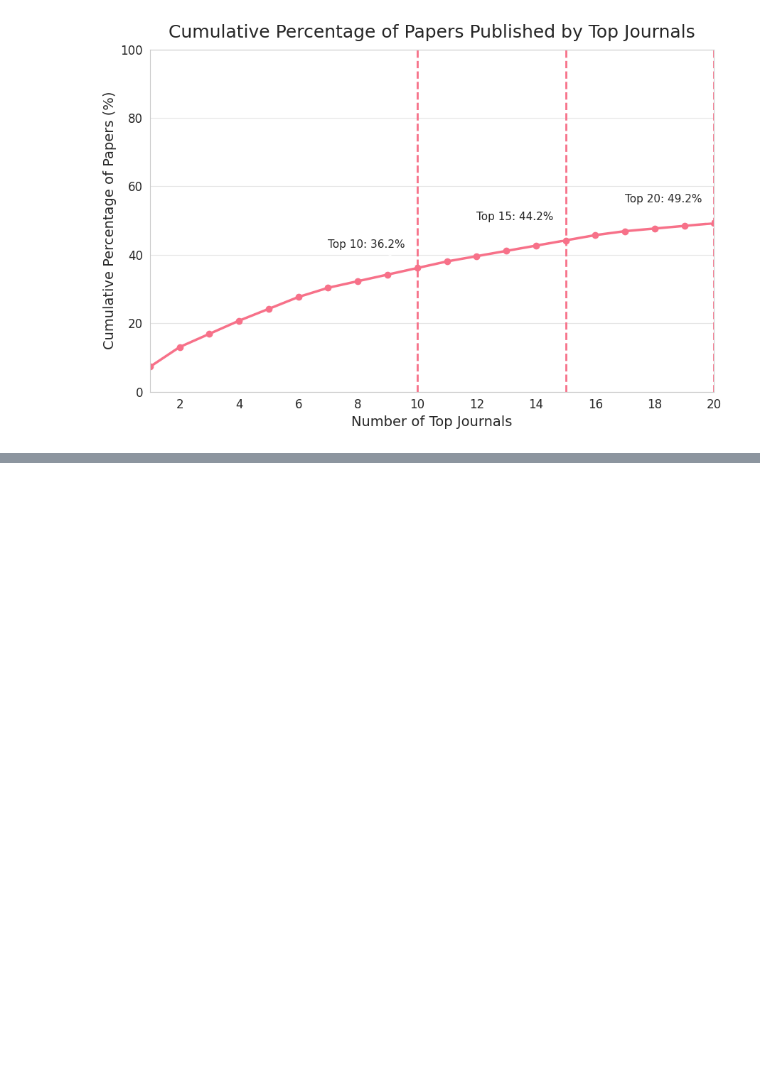
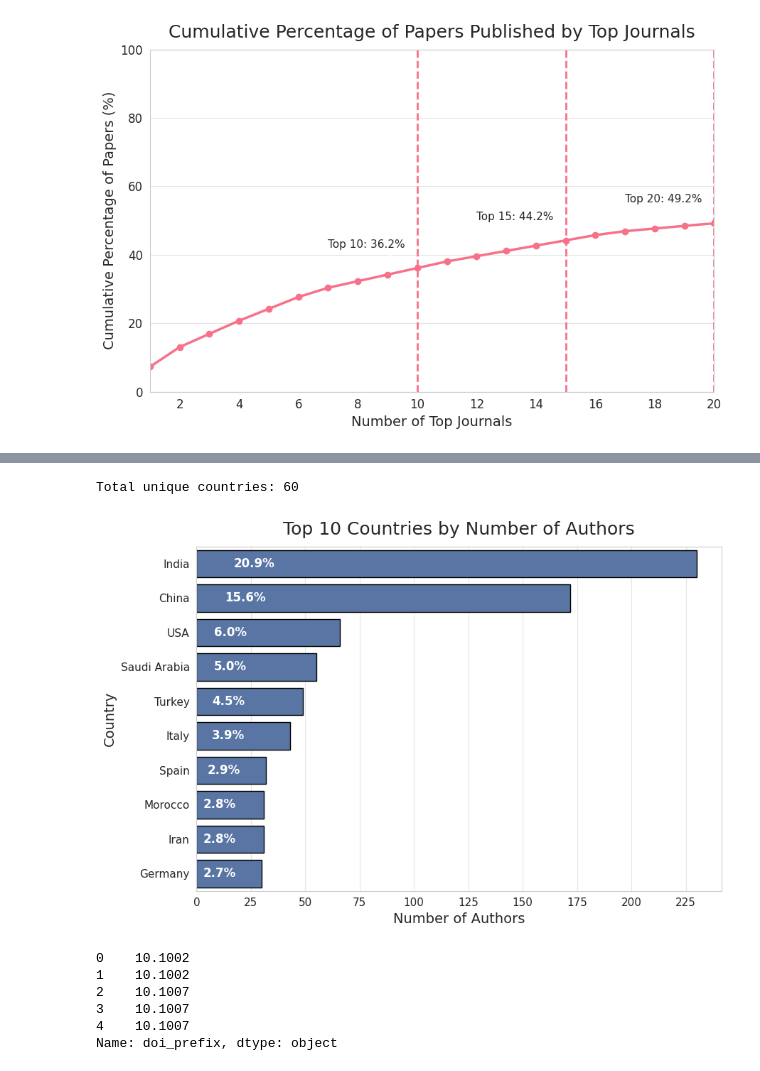
Before and after one commit to LuisGiraldo86/voice_parkinson_database, a Jupyter notebook: analysis_notebooks/01-bibliographical_study.ipynb, the cells around one changed output, grey strips where cells are left out. Saved outputs shown, nothing was run; the diff lists cells and outputs as text; code cells hidden in the pictures; blank space fills up the shorter version.

```diff
--- a/analysis_notebooks/01-bibliographical_study.ipynb
+++ b/analysis_notebooks/01-bibliographical_study.ipynb
@@ -592,0 +614,5 @@ authors_df
+# %%
+country_df = authors_df['fst_country'].value_counts().reset_index()
+country_df.columns = ['country', 'author_count']
+country_df['per_centage'] = np.round(country_df['author_count'] / authors_df.shape[0] * 100, 2)
+country_df.head()
@@ -592,0 +626,60 @@ authors_df
+# %%
+print(f"Total unique countries: {country_df.shape[0]}")
+# %% [output]
+Total unique countries: 60
+# %%
+# Seaborn style
+sns.set_style("whitegrid")
+
+top10_countries = country_df.head(10)
+
+# Figure size (single-column journal size)
+plt.figure(figsize=(9, 6))
+
+# Calculate percentages
+percentages = top10_countries['per_centage']
+
+# Bar plot
+ax = sns.barplot(
+    x=top10_countries['author_count'],
+    y=top10_countries['country'],
+    color="#4C72B0",
+    edgecolor="black"
+)
+ax.xaxis.set_major_locator(MaxNLocator(integer=True))
+
+# Labels and title
+ax.set_title("Top 10 Countries by Number of Authors", fontsize=18, pad=12)
+ax.set_xlabel("Number of Authors", fontsize=14)
+ax.set_ylabel("Country", fontsize=14)
+
+# Ticks
+ax.tick_params(axis='both', labelsize=11)
+
+# Add value and percentage labels on bars
+for i, (v, pct) in enumerate(zip(top10_journals.values, percentages)):
+    ax.text(v - 2, i, f"{pct:.1f}%", va='center', ha='left', fontsize=12, fontweight='bold', color='white')
+
+# Improve grid appearance
+ax.grid(axis='x', color="#E5E5E5")
+ax.grid(axis='y', visible=False)
+
+# Tight layout for clean export
+plt.tight_layout()
+
+# ✅ Save as SVG (vector format)
+plt.savefig(os.path.join(PLOTS_PATH, 'top10_countries.svg'), dpi=600)
+
+plt.show()
+# %% [output]
+[figure, added]
+# %%
+papers_df["doi_prefix"] = papers_df["doi"].apply(lambda x: x.split('/')[0] if isinstance(x, str) else None)
+papers_df["doi_prefix"].head()
+# %% [output]
+0    10.1002
+1    10.1002
+2    10.1007
+3    10.1007
+4    10.1007
+Name: doi_prefix, dtype: object
```
Also changed, not shown: parts of 13 cells of this notebook.
